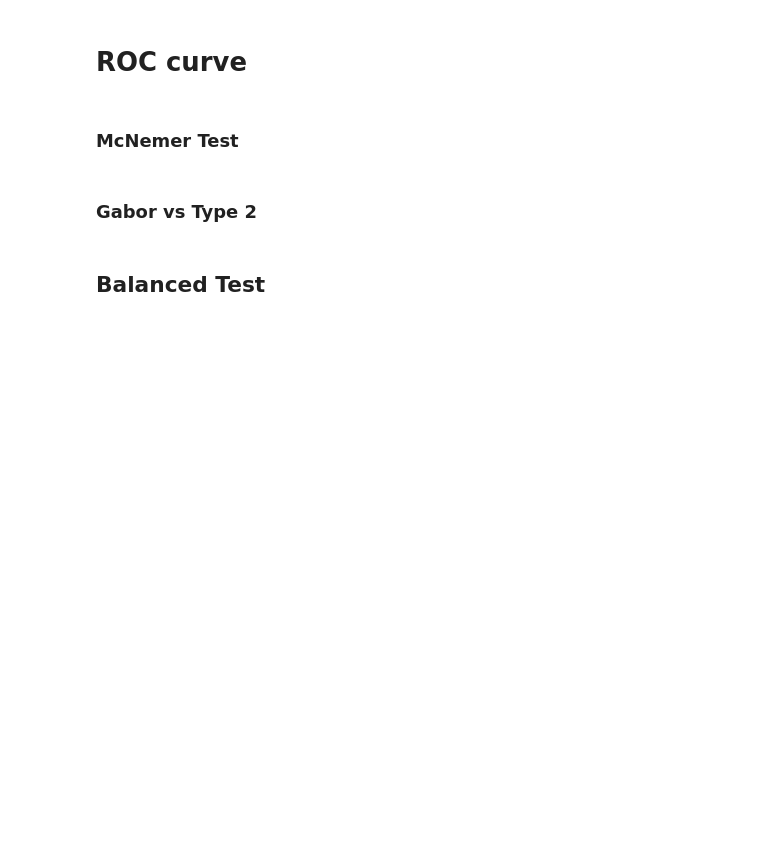
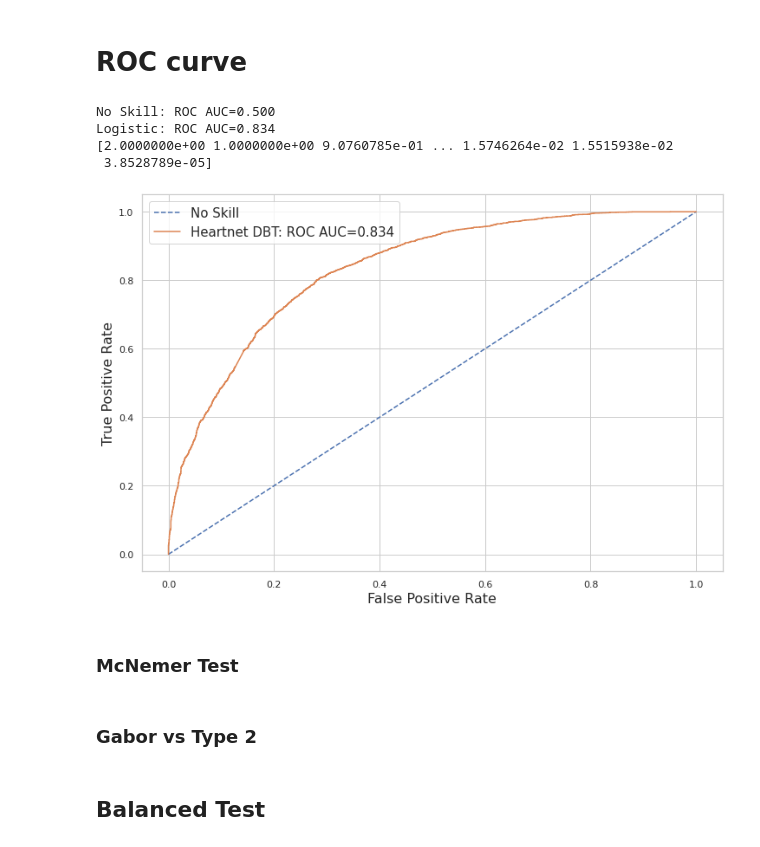
Before and after one commit to FarhatBuet14/heartnet, a Jupyter notebook: codes/heartnet testbench.ipynb, the cells around one changed output. Drawn from its saved outputs; the diff is of its cells as text; code cells hidden in the pictures; blank space fills up the shorter version.

Commit message:
Rakib - Potes implementation and calculate AUC scores

```diff
--- a/codes/heartnet testbench.ipynb
+++ b/codes/heartnet testbench.ipynb
@@ -745,5 +749,9 @@ Best Val model: 0.7614008936969959                      weights.0093-0.7614.hdf5
 # %% [markdown]
 ## Load model weights
+# %%
+weights = {}
+metric = 'val_macc'
+weights[metric] = "weights.0015-.hdf5"
 # %%
 metric = 'val_macc'
 model_dir = '../models/'
@@ -765,6 +775,11 @@ Checkpoint loaded:
 ## Model.predict
 # %%
 x_test.shape,y_test.shape
+# %%
+pred=  model.predict(x_test)
+pred
+pred_proposed = list(pred[:,1])
+true= [(np.argmax(x)) for x in y_test]
 # %%
 # print('Calculating metrics for Training set')
 # pred,true,files = predict_parts(model,x_train,y_train,train_parts,train_files)
@@ -778,7 +793,7 @@ x_test.shape,y_test.shape
 # print(res)
 
 print('\n\nCalculating metrics for test')
-pred,true,files = predict_parts(model,x_test,y_test,test_parts,test_files,soft=True)
+pred,true,files = predict_parts(model,x_test,y_test,test_parts,test_files,soft=False)
 res = calc_metrics(true,pred,files)
 print(res)
 
@@ -861,9 +906,11 @@ def plotRoc(y_true, y_pred,ax=None,label='',control=True):
     # summarize scores
     print('No Skill: ROC AUC=%.3f' % (ns_auc))
     print('Logistic: ROC AUC=%.3f' % (lr_auc))
+    label = label + (': ROC AUC=%.3f' % (lr_auc))
     # calculate roc curves
     ns_fpr, ns_tpr, _ = roc_curve(testy, ns_probs)
     lr_fpr, lr_tpr, _ = roc_curve(testy, lr_probs)
+    print(_)
     # plot the roc curve for the model
     if(ax is not None):
         if control:
@@ -888,10 +935,16 @@ def plotRoc(y_true, y_pred,ax=None,label='',control=True):
 # %%
 fig, ax = plt.subplots(figsize=(12,8))
 if(pred_proposed is not None):
-    plotRoc(true,pred_proposed,ax=ax,label='Type 2 tConv: AUC 0.83')
-if(pred_potes is not None):
-    plotRoc(true,pred_potes,ax=ax,label='Potes-CNN: AUC 0.499',control=False)
+    plotRoc(true,pred_proposed,ax=ax,label="Heartnet DBT")
+# if(pred_potes is not None):
+#     plotRoc(true,pred_potes,ax=ax,label='Potes-CNN: AUC 0.499',control=False)
 # plotRoc(true,pred_fir4,ax=ax,label='TypeIV tConv-CNN: AUC 0.864',control=False)
+# %% [output]
+No Skill: ROC AUC=0.500
+Logistic: ROC AUC=0.834
+[2.0000000e+00 1.0000000e+00 9.0760785e-01 ... 1.5746264e-02 1.5515938e-02
+ 3.8528789e-05]
+[figure, added]
 # %%
 fig.savefig('roc.eps')
 # %% [markdown]
```
Also changed, not shown: parts of 8 cells of this notebook, 5 other files.
